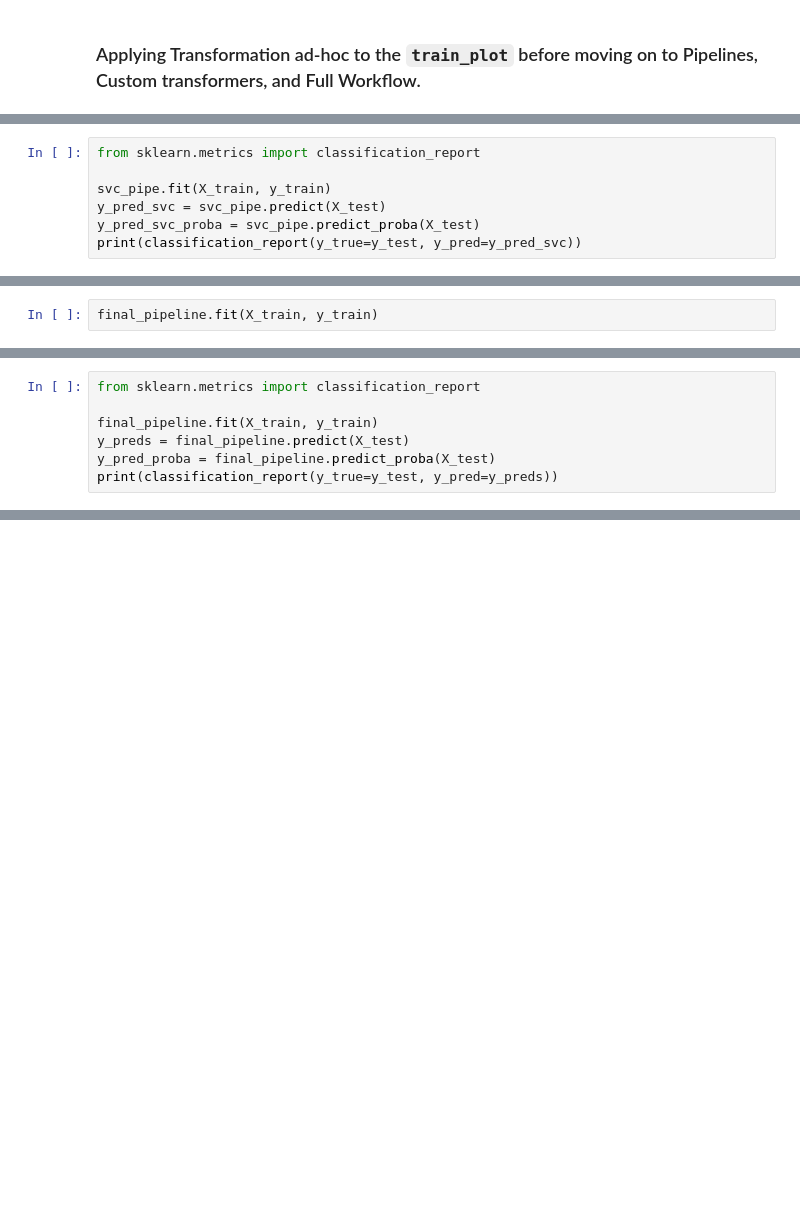
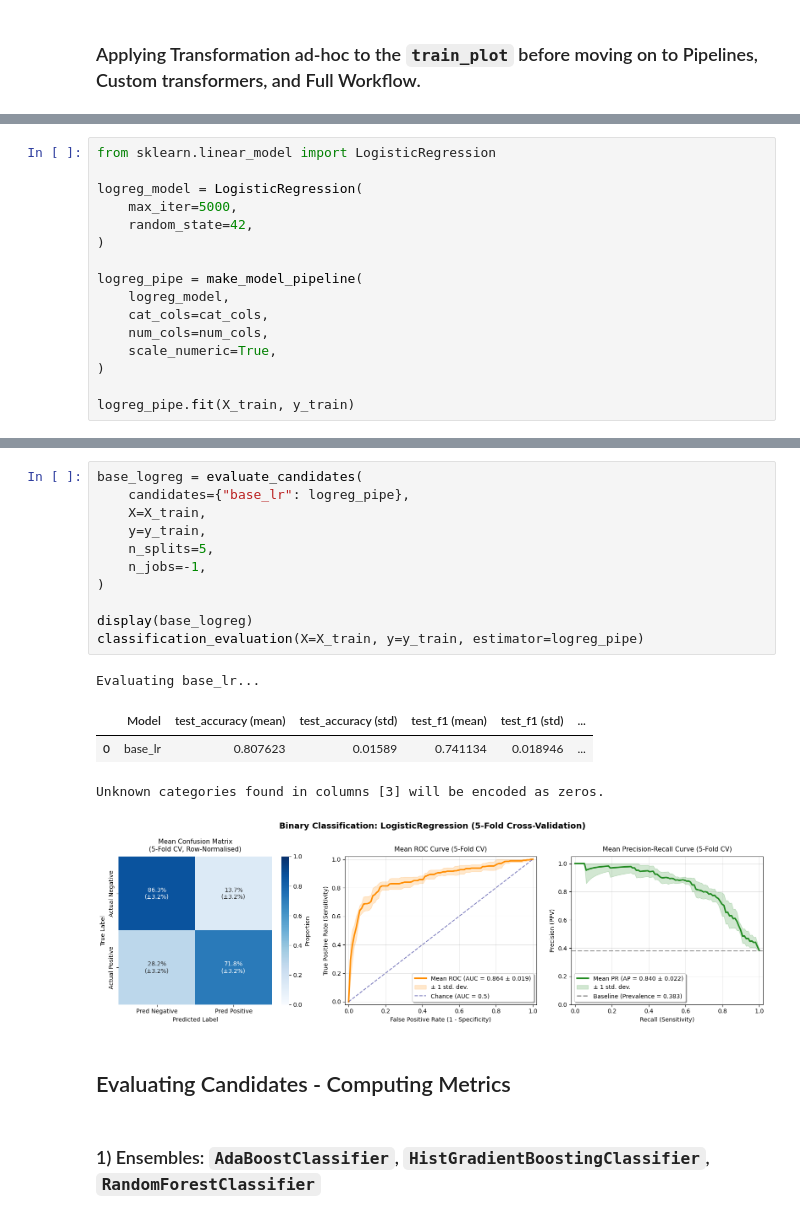
Before and after one commit to jhlopesalves/classic_workflows, a Jupyter notebook: supervised_learning/classification/titanic/titanic.ipynb, the cells around one changed output, grey strips where cells are left out. Drawn from its saved outputs; the diff is of its cells as text; blank space fills up the shorter version.

Commit message:
evaluated candidates models for titanic

```diff
--- a/supervised_learning/classification/titanic/titanic.ipynb
+++ b/supervised_learning/classification/titanic/titanic.ipynb
@@ -741,7 +752,0 @@ svc_pipe = Pipeline(
-# %%
-from sklearn.metrics import classification_report
-
-svc_pipe.fit(X_train, y_train)
-y_pred_svc = svc_pipe.predict(X_test)
-y_pred_svc_proba = svc_pipe.predict_proba(X_test)
-print(classification_report(y_true=y_test, y_pred=y_pred_svc))
@@ -978,2 +1064,0 @@ final_pipeline = Pipeline(
-# %%
-final_pipeline.fit(X_train, y_train)
@@ -998,7 +1064,0 @@ Pipeline(steps=[('feature_engineering',
-# %%
-from sklearn.metrics import classification_report
-
-final_pipeline.fit(X_train, y_train)
-y_preds = final_pipeline.predict(X_test)
-y_pred_proba = final_pipeline.predict_proba(X_test)
-print(classification_report(y_true=y_test, y_pred=y_preds))
@@ -1017,0 +1145,16 @@ classification_evaluation(y_true=y_test, X_test=X_test, estimator=final_pipeline
+# %%
+from sklearn.linear_model import LogisticRegression
+
+logreg_model = LogisticRegression(
+	max_iter=5000,
+	random_state=42,
+)
+
+logreg_pipe = make_model_pipeline(
+	logreg_model,
+	cat_cols=cat_cols,
+	num_cols=num_cols,
+	scale_numeric=True,
+)
+
+logreg_pipe.fit(X_train, y_train)
@@ -1017,0 +1179,21 @@ classification_evaluation(y_true=y_test, X_test=X_test, estimator=final_pipeline
+# %%
+base_logreg = evaluate_candidates(
+	candidates={"base_lr": logreg_pipe},
+	X=X_train,
+	y=y_train,
+	n_splits=5,
+	n_jobs=-1,
+)
+
+display(base_logreg)
+classification_evaluation(X=X_train, y=y_train, estimator=logreg_pipe)
+# %% [output]
+Evaluating base_lr...
+|  | Model | test_accuracy (mean) | test_accuracy (std) | test_f1 (mean) | test_f1 (std) | ... |
+| 0 | base_lr | 0.807623 | 0.01589 | 0.741134 | 0.018946 | ... |
+Unknown categories found in columns [3] will be encoded as zeros.
+[figure, added]
+# %% [markdown]
+## Evaluating Candidates - Computing Metrics
+# %% [markdown]
+### 1) Ensembles: `AdaBoostClassifier`, `HistGradientBoostingClassifier`, `RandomForestClassifier`
```
Also changed, not shown: parts of 65 cells of this notebook.
